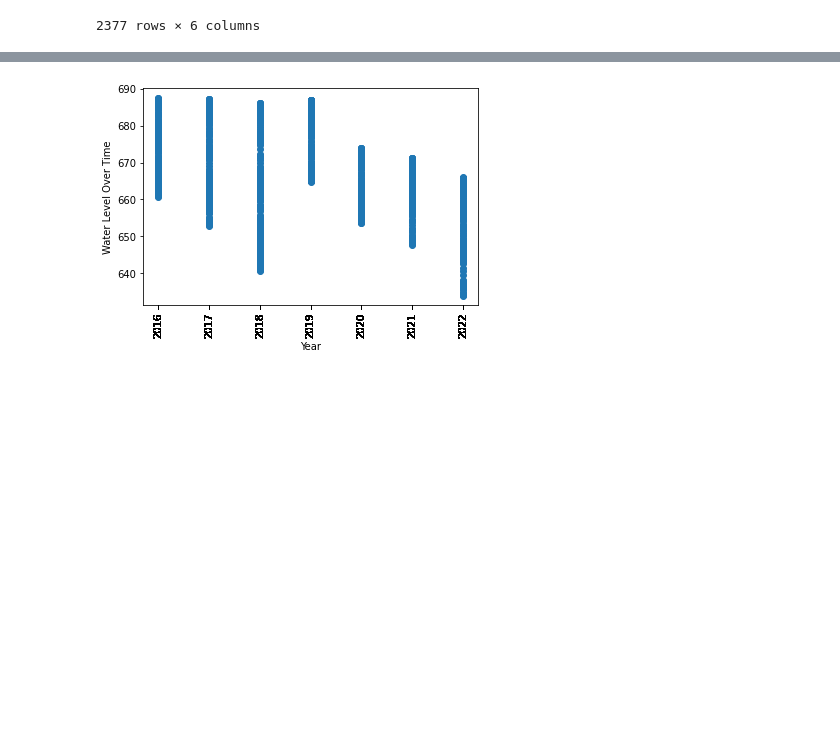
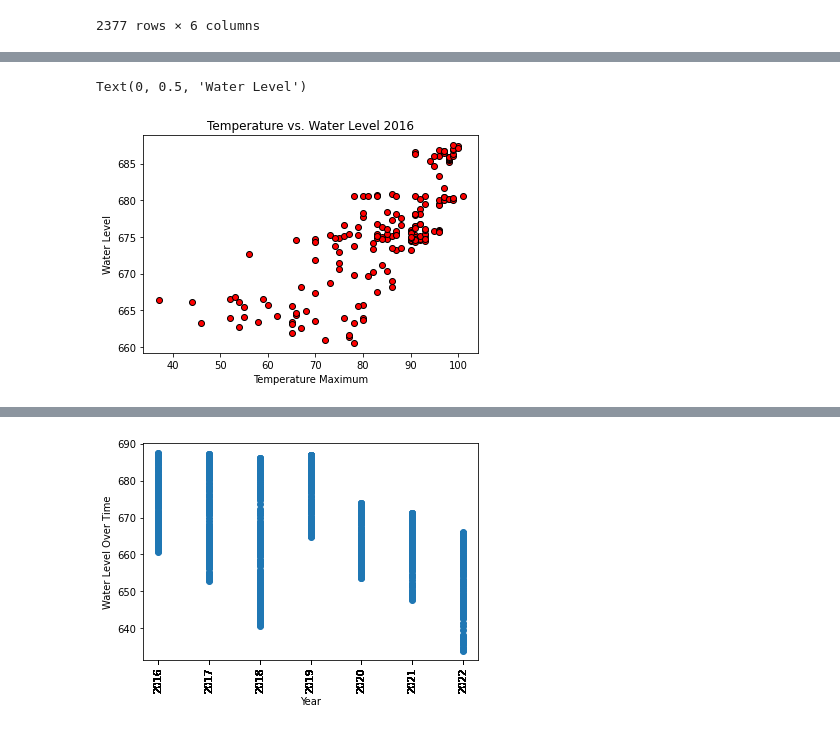
Before and after one commit to Shwetbaba/A-Review-of-the-Effectiveness-of-the-San-Antonio-Water-System-SAWS-Water-Restrictions-Policies, a Jupyter notebook: Group Project-1 Master Code.ipynb, the cells around one changed output, grey strips where cells are left out. Drawn from its saved outputs; the diff is of its cells as text; code cells hidden in the pictures; blank space fills up the shorter version.

```diff
--- a/Group Project-1 Master Code.ipynb
+++ b/Group Project-1 Master Code.ipynb
@@ -223,0 +298,13 @@ Weather_Restriction_df
+# %%
+#
+#Plot a bar chart using Temperature vs Water level to show correlation
+Scatter_temp16 = Weather_Data_2016_df['Temp Max']
+Scatter_waterlvl16 = J17_2016_df['WaterLevelElevation']
+plt.scatter(Scatter_temp16, Scatter_waterlvl16, marker="o", facecolors="red", edgecolors="black")
+plt.title("Temperature vs. Water Level 2016")
+plt.xlabel("Temperature Maximum")
+plt.ylabel("Water Level")
+#explorepossible analysis
+# %% [output]
+Text(0, 0.5, 'Water Level')
+[figure, added]
```
Also changed, not shown: parts of 13 cells of this notebook.
